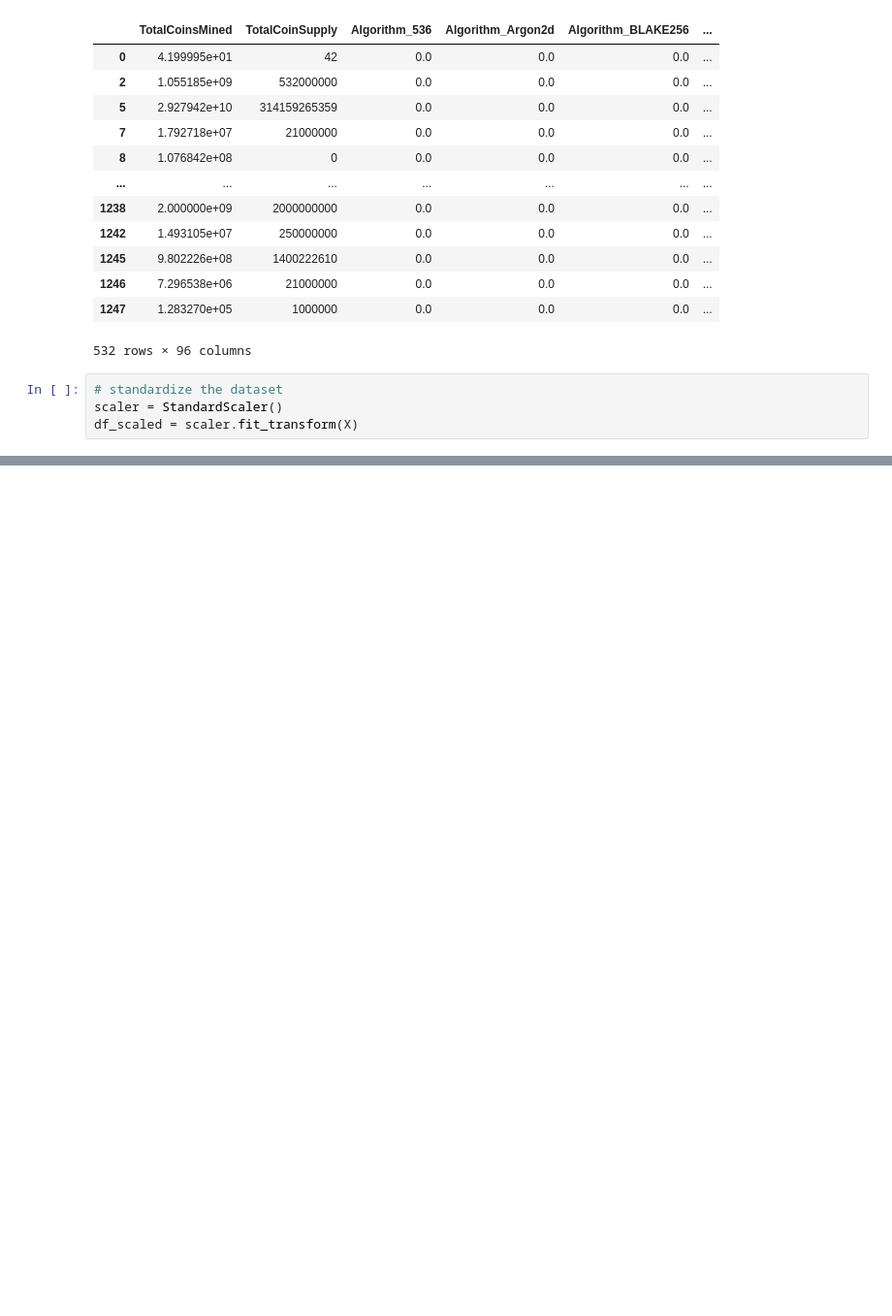
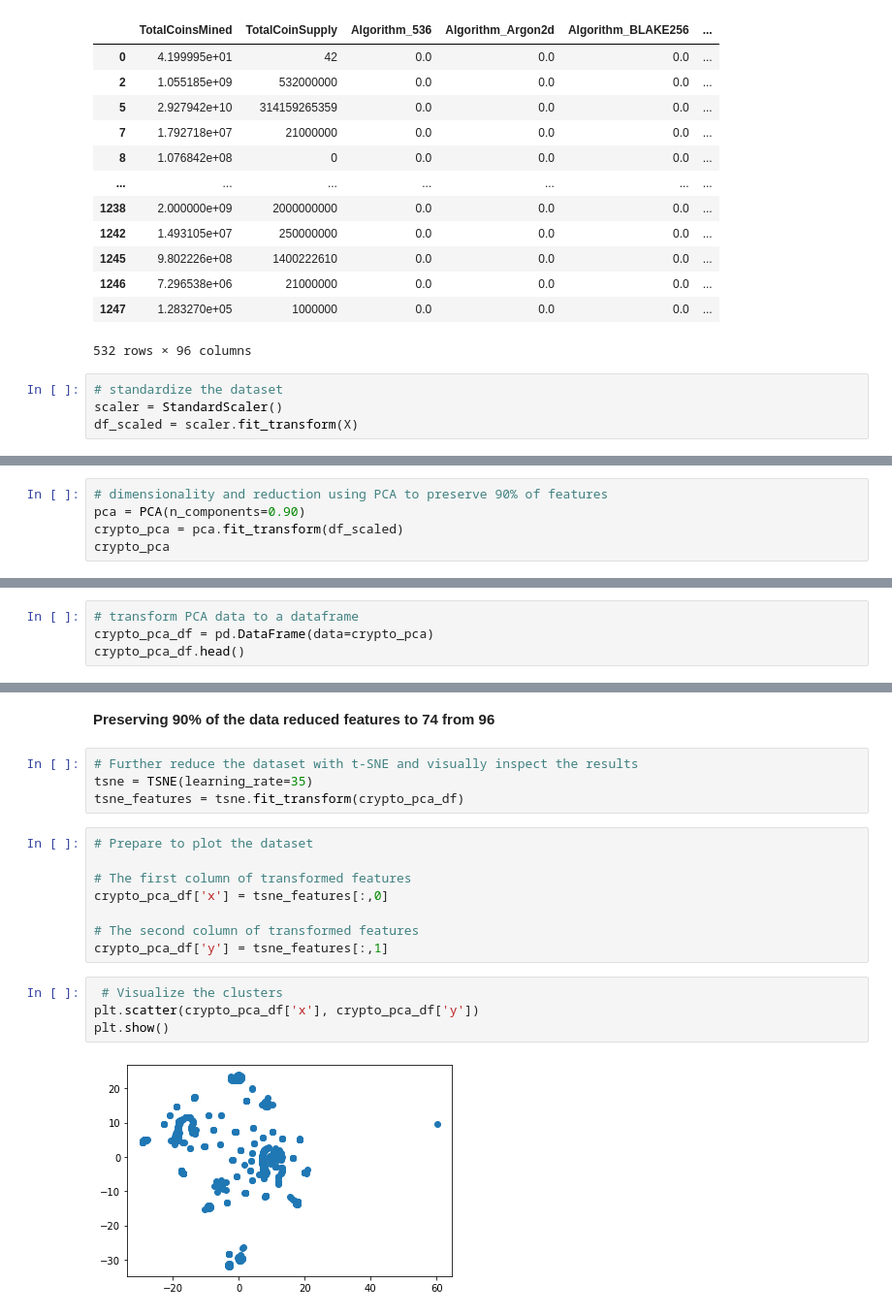
Before and after one commit to cdstecki/Cryptocurrency-Clusters, a Jupyter notebook: crypto_clusters.ipynb, the cells around one changed output, grey strips where cells are left out. Shown at 97% size. Drawn from its saved outputs; the diff is of its cells as text; blank space fills up the shorter version.

```diff
--- a/crypto_clusters.ipynb
+++ b/crypto_clusters.ipynb
@@ -153,0 +173,5 @@ df_scaled = scaler.fit_transform(X)
+# %%
+# dimensionality and reduction using PCA to preserve 90% of features
+pca = PCA(n_components=0.90)
+crypto_pca = pca.fit_transform(df_scaled)
+crypto_pca
@@ -153,0 +192,4 @@ df_scaled = scaler.fit_transform(X)
+# %%
+# transform PCA data to a dataframe
+crypto_pca_df = pd.DataFrame(data=crypto_pca)
+crypto_pca_df.head()
@@ -153,0 +223,20 @@ df_scaled = scaler.fit_transform(X)
+# %% [markdown]
+**Preserving 90% of the data reduced features to 74 from 96**
+# %%
+# Further reduce the dataset with t-SNE and visually inspect the results
+tsne = TSNE(learning_rate=35)
+tsne_features = tsne.fit_transform(crypto_pca_df)
+# %%
+# Prepare to plot the dataset
+
+# The first column of transformed features
+crypto_pca_df['x'] = tsne_features[:,0]
+
+# The second column of transformed features
+crypto_pca_df['y'] = tsne_features[:,1]
+# %%
+ # Visualize the clusters
+plt.scatter(crypto_pca_df['x'], crypto_pca_df['y'])
+plt.show()
+# %% [output]
+[figure, added]
```
Also changed, not shown: parts of 9 cells of this notebook.
